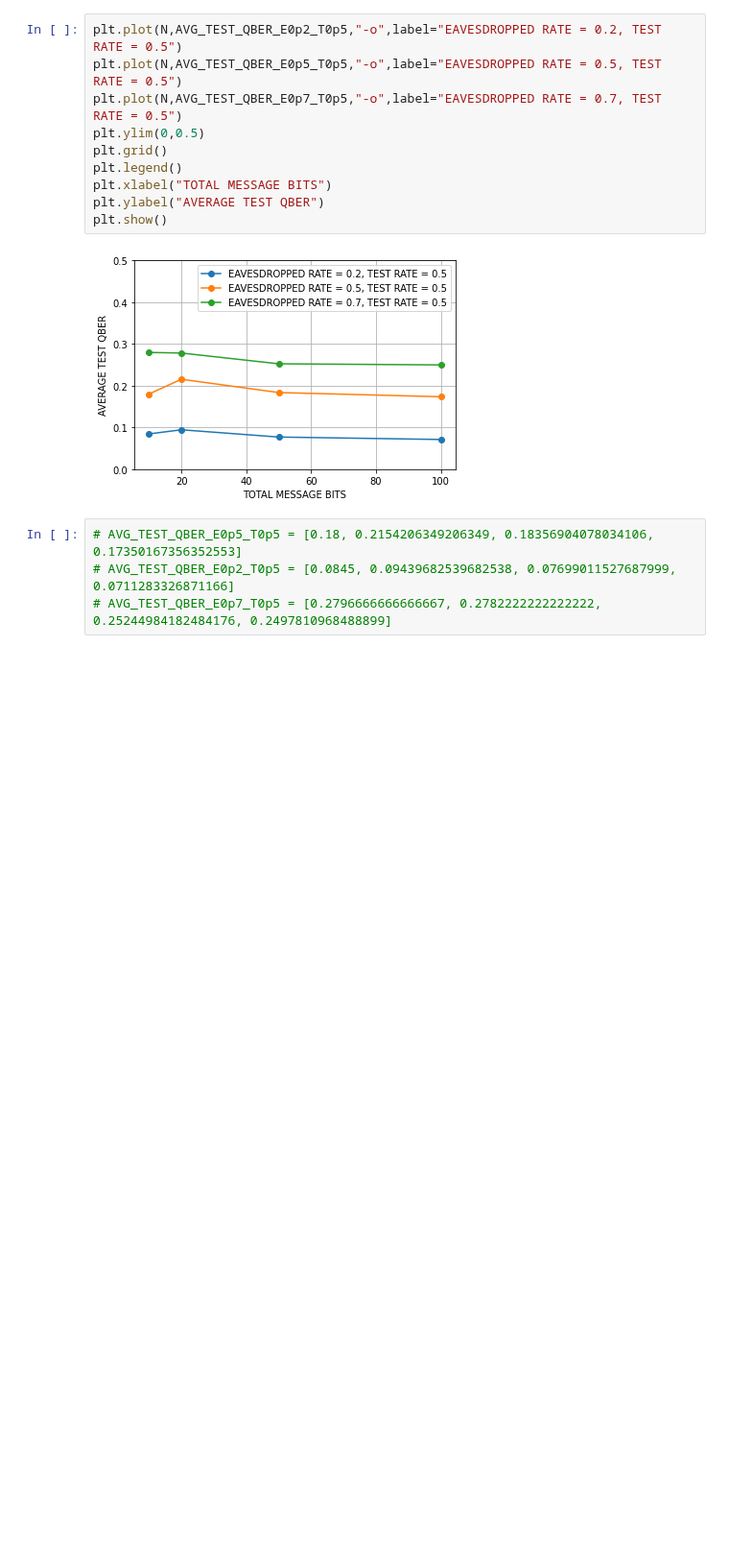
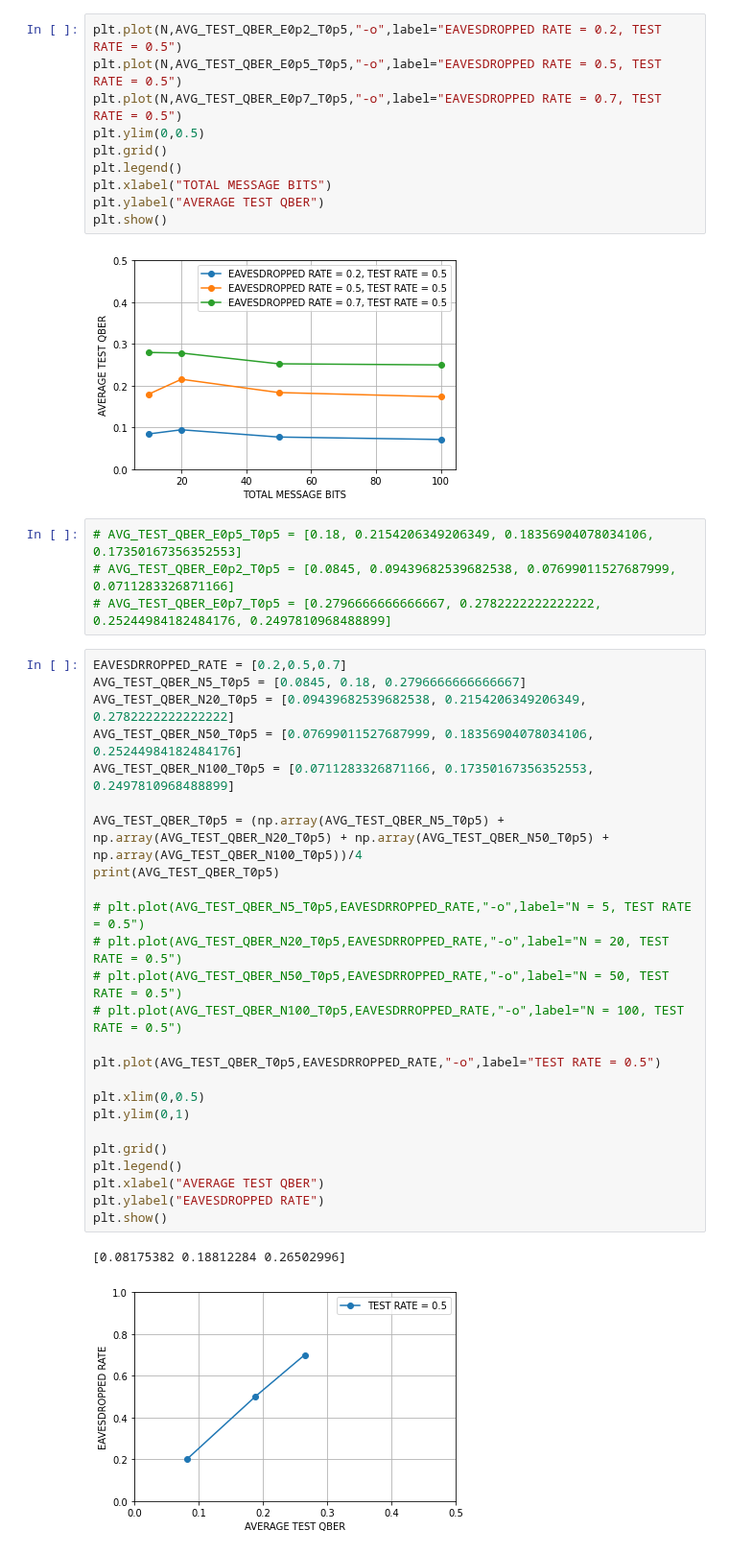
Before and after one commit to egrace479/QuForceBB84Proj, a Jupyter notebook: notebooks/BB84.ipynb, the cells around one changed output. Shown at 96% size. Cells and saved outputs as stored; diff of their text form; blank space fills up the shorter version.

```diff
--- a/notebooks/BB84.ipynb
+++ b/notebooks/BB84.ipynb
@@ -166,3 +176,31 @@ plt.show()
 # AVG_TEST_QBER_E0p5_T0p5 = [0.18, 0.2154206349206349, 0.18356904078034106, 0.17350167356352553]
 # AVG_TEST_QBER_E0p2_T0p5 = [0.0845, 0.09439682539682538, 0.07699011527687999, 0.0711283326871166]
 # AVG_TEST_QBER_E0p7_T0p5 = [0.2796666666666667, 0.2782222222222222, 0.25244984182484176, 0.2497810968488899]
+# %%
+EAVESDRROPPED_RATE = [0.2,0.5,0.7]
+AVG_TEST_QBER_N5_T0p5 = [0.0845, 0.18, 0.2796666666666667]
+AVG_TEST_QBER_N20_T0p5 = [0.09439682539682538, 0.2154206349206349, 0.2782222222222222]
+AVG_TEST_QBER_N50_T0p5 = [0.07699011527687999, 0.18356904078034106, 0.25244984182484176]
+AVG_TEST_QBER_N100_T0p5 = [0.0711283326871166, 0.17350167356352553, 0.2497810968488899]
+
+AVG_TEST_QBER_T0p5 = (np.array(AVG_TEST_QBER_N5_T0p5) + np.array(AVG_TEST_QBER_N20_T0p5) + np.array(AVG_TEST_QBER_N50_T0p5) + np.array(AVG_TEST_QBER_N100_T0p5))/4
+print(AVG_TEST_QBER_T0p5)
+
+# plt.plot(AVG_TEST_QBER_N5_T0p5,EAVESDRROPPED_RATE,"-o",label="N = 5, TEST RATE = 0.5")
+# plt.plot(AVG_TEST_QBER_N20_T0p5,EAVESDRROPPED_RATE,"-o",label="N = 20, TEST RATE = 0.5")
+# plt.plot(AVG_TEST_QBER_N50_T0p5,EAVESDRROPPED_RATE,"-o",label="N = 50, TEST RATE = 0.5")
+# plt.plot(AVG_TEST_QBER_N100_T0p5,EAVESDRROPPED_RATE,"-o",label="N = 100, TEST RATE = 0.5")
+
+plt.plot(AVG_TEST_QBER_T0p5,EAVESDRROPPED_RATE,"-o",label="TEST RATE = 0.5")
+
+plt.xlim(0,0.5)
+plt.ylim(0,1)
+
+plt.grid()
+plt.legend()
+plt.xlabel("AVERAGE TEST QBER")
+plt.ylabel("EAVESDROPPED RATE")
+plt.show()
+# %% [output]
+[0.08175382 0.18812284 0.26502996]
+[figure, added]
```
Also changed, not shown: parts of 4 cells of this notebook, 1 other file.
